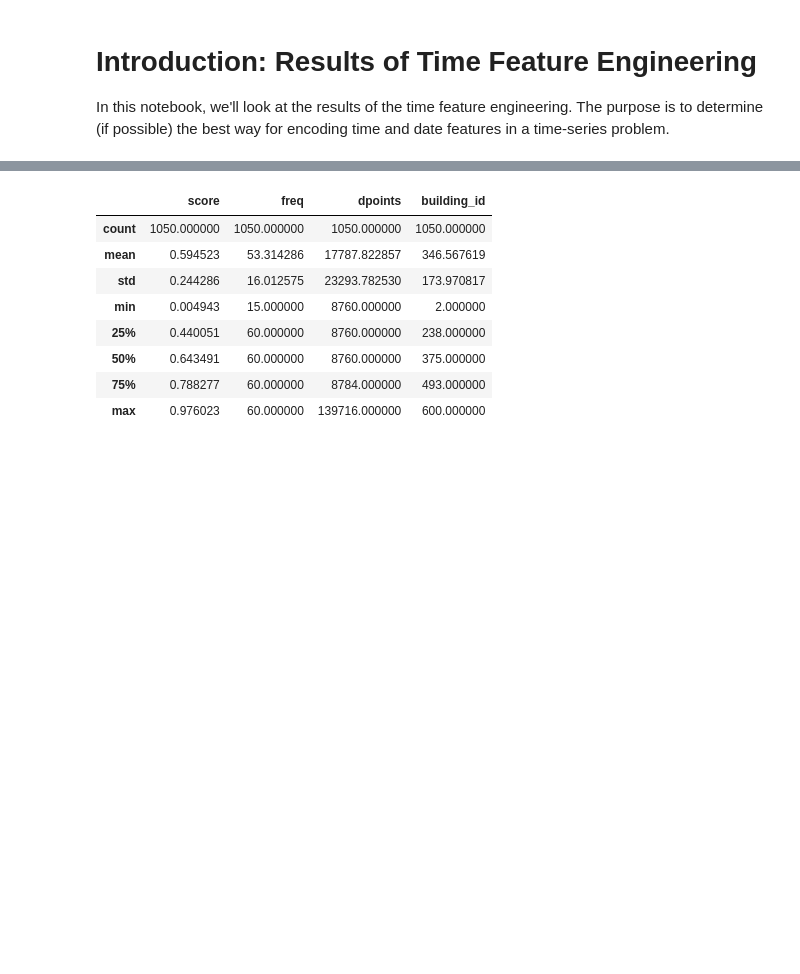
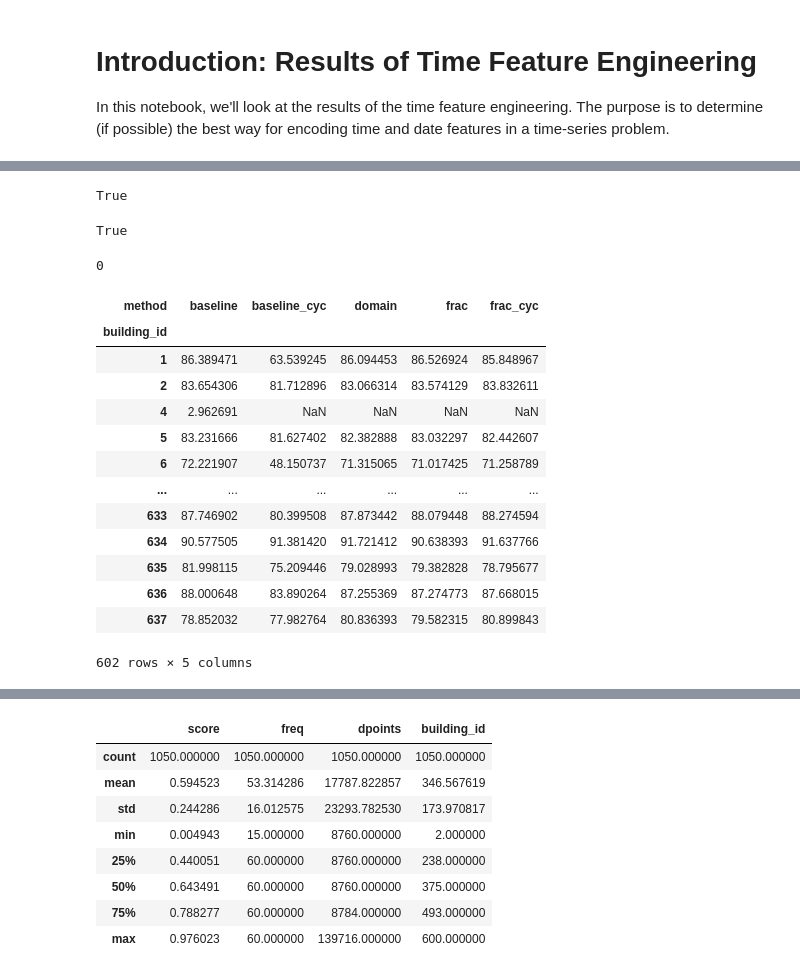
Before and after one commit to WillKoehrsen/Data-Analysis, a Jupyter notebook: time_features/results.ipynb, the cells around one changed output, grey strips where cells are left out. Cells and saved outputs as stored; diff of their text form; code cells hidden in the pictures; blank space fills up the shorter version.

Commit message:
Working on analyzing results

```diff
--- a/time_features/results.ipynb
+++ b/time_features/results.ipynb
@@ -23,3 +23,7 @@ pd.options.display.max_columns = 25
 # Show all code cells outputs
 from IPython.core.interactiveshell import InteractiveShell
 InteractiveShell.ast_node_interactivity = 'all'
+# %%
+results = pd.read_csv('results/results.csv', index_col=0)
+results = results[(results['score'] > 0) & (np.isfinite(results['score']))]
+results.head()
@@ -25,0 +37,6 @@ InteractiveShell.ast_node_interactivity = 'all'
+# %%
+building_counts = results.groupby('building_id')['method'].count()
+results = results.loc[~results['building_id'].isin(building_counts.index[building_counts != 10])]
+# %%
+lr = results.query('model == "LinearRegression"')
+rr = results.query('model == "RandomForestRegressor"')
@@ -25,0 +79,2 @@ InteractiveShell.ast_node_interactivity = 'all'
+# %%
+pivoted = rr.pivot_table(index='building_id', columns='method', values='score')
@@ -25,0 +102,29 @@ InteractiveShell.ast_node_interactivity = 'all'
+# %%
+np.isfinite(rr['score']).all()
+# %% [output]
+True
+# %%
+np.isfinite(results['score']).all()
+# %% [output]
+True
+# %%
+pd.isna(results['score']).sum()
+# %% [output]
+0
+# %%
+pivoted
+# %% [output]
+| method | baseline | baseline_cyc | domain | frac | frac_cyc |
+| building_id |  |  |  |  |  |
+| 1 | 86.389471 | 63.539245 | 86.094453 | 86.526924 | 85.848967 |
+| 2 | 83.654306 | 81.712896 | 83.066314 | 83.574129 | 83.832611 |
+| 4 | 2.962691 | NaN | NaN | NaN | NaN |
+| 5 | 83.231666 | 81.627402 | 82.382888 | 83.032297 | 82.442607 |
+| 6 | 72.221907 | 48.150737 | 71.315065 | 71.017425 | 71.258789 |
+| ... | ... | ... | ... | ... | ... |
+| 633 | 87.746902 | 80.399508 | 87.873442 | 88.079448 | 88.274594 |
+| 634 | 90.577505 | 91.381420 | 91.721412 | 90.638393 | 91.637766 |
+| 635 | 81.998115 | 75.209446 | 79.028993 | 79.382828 | 78.795677 |
+| 636 | 88.000648 | 83.890264 | 87.255369 | 87.274773 | 87.668015 |
+| 637 | 78.852032 | 77.982764 | 80.836393 | 79.582315 | 80.899843 |
+602 rows × 5 columns
```
Also changed, not shown: parts of 11 cells of this notebook, 1 other file.
